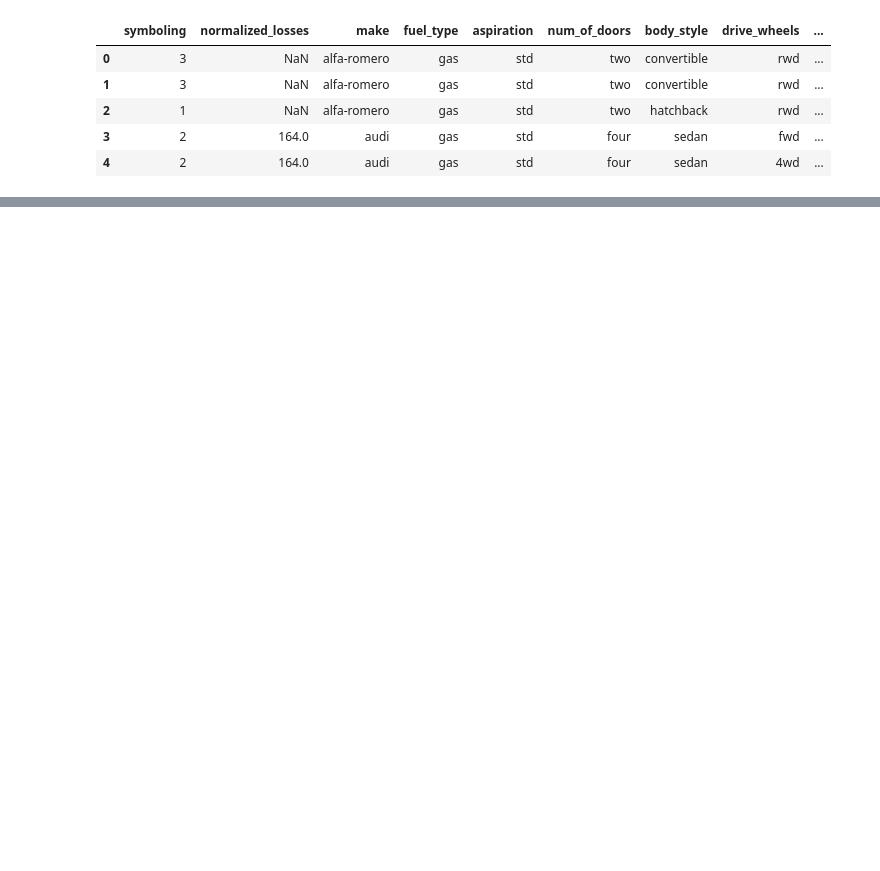
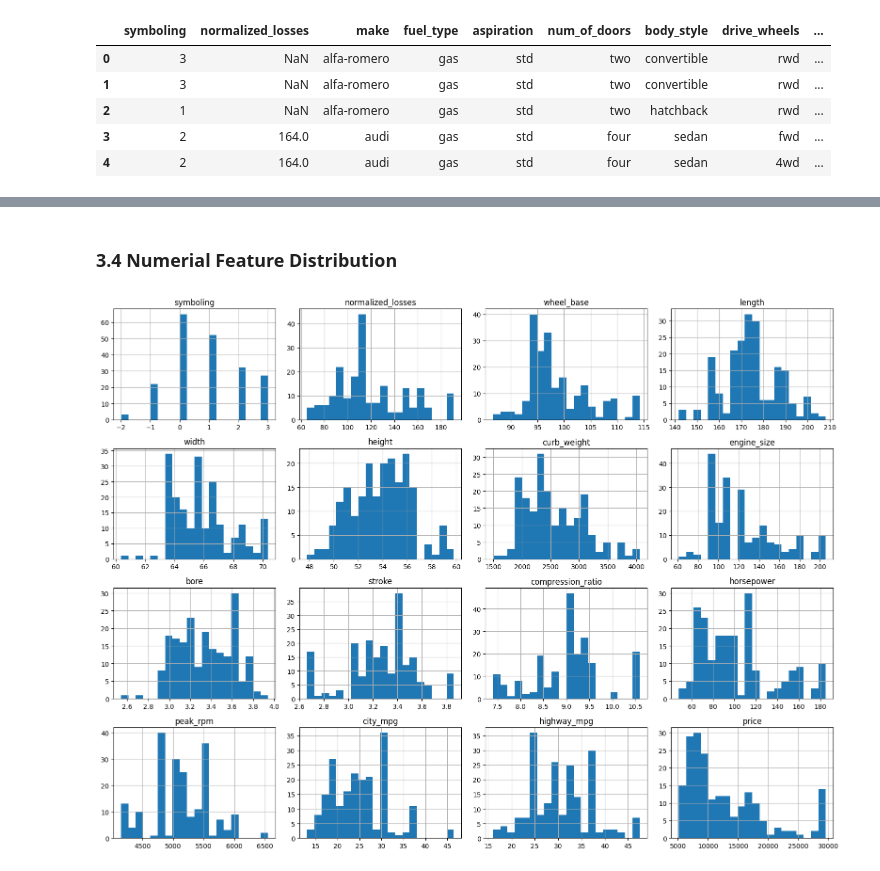
Before and after one commit to yashwant2002/Automobile_price_prediction_ML, a Jupyter notebook: notebook/Automobile_Price_Prediction.ipynb, the cells around one changed output, grey strips where cells are left out. Cells and saved outputs as stored; diff of their text form; code cells hidden in the pictures; blank space fills up the shorter version.

```diff
--- a/notebook/Automobile_Price_Prediction.ipynb
+++ b/notebook/Automobile_Price_Prediction.ipynb
@@ -65,0 +216,10 @@ df.head()
+# %% [markdown]
+### 3.4 Numerial Feature Distribution
+# %%
+num = numerical_col.drop("price")
+df[numerical_col].hist(bins=20, figsize=(16, 12))
+plt.tight_layout()
+plt.savefig(f"../images/eda_plots/numerical_feature_distribution.png", dpi=300, bbox_inches="tight")
+plt.show()
+# %% [output]
+[figure, added]
```
Also changed, not shown: parts of 36 cells of this notebook, 8 other files.
